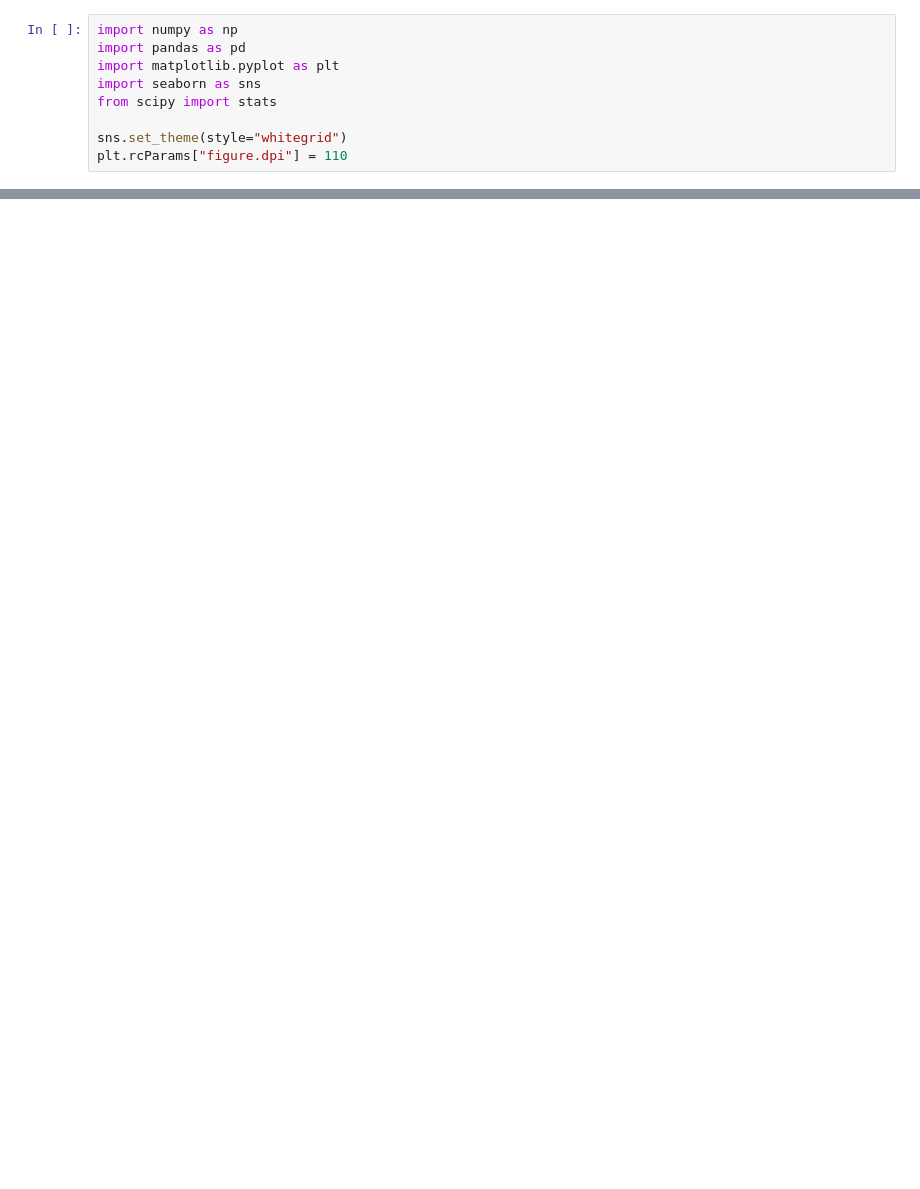
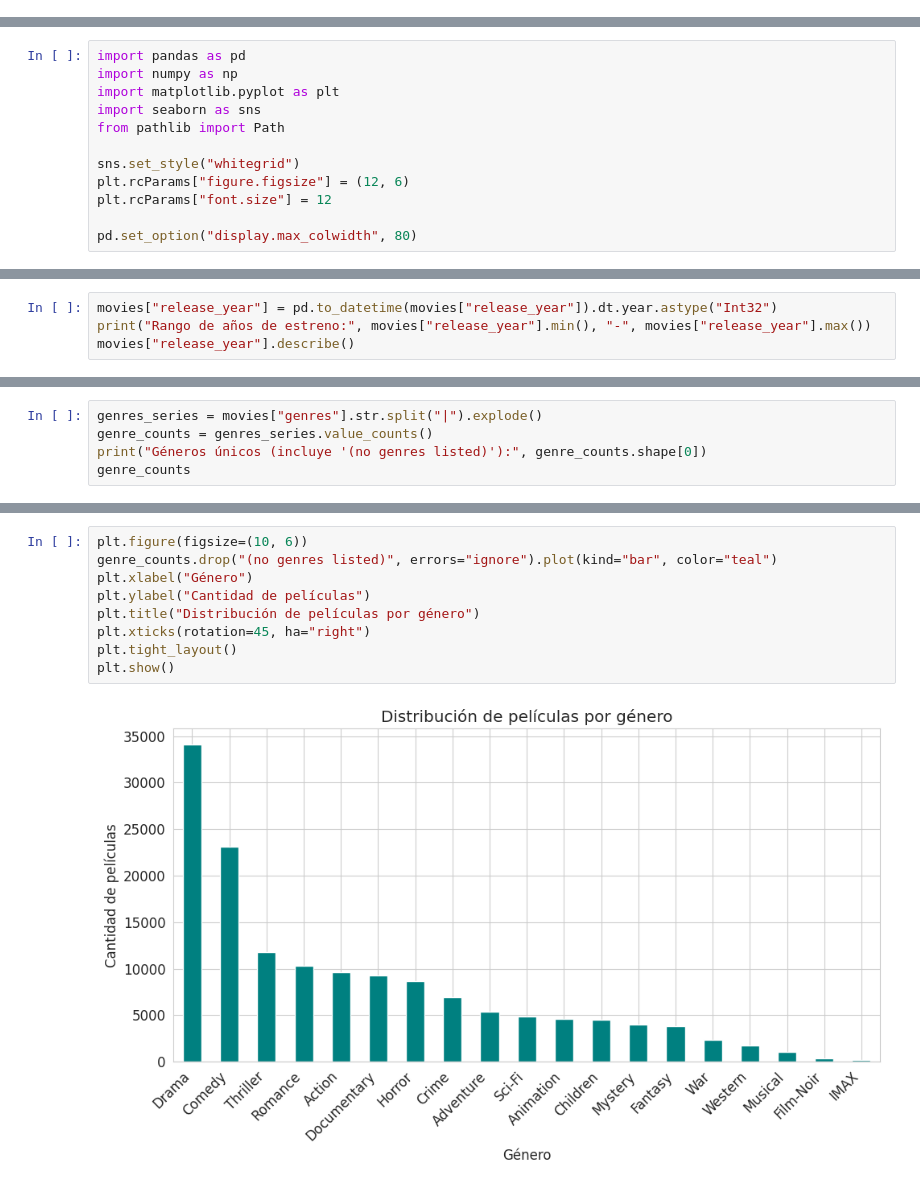
Before and after one commit to AndresCalderonRamirez/Parcial-DIGD, a Jupyter notebook: notebooks/exploration/main/movies_ratings.ipynb, the cells around one changed output, grey strips where cells are left out. Saved outputs shown, nothing was run; the diff lists cells and outputs as text; blank space fills up the shorter version.

Commit message:
correccion de movies_tags_ratings.ipynb y movies_ratings.ipynb

```diff
--- a/notebooks/exploration/main/movies_ratings.ipynb
+++ b/notebooks/exploration/main/movies_ratings.ipynb
@@ -30,9 +0,0 @@ importante porque:
-# %%
-import numpy as np
-import pandas as pd
-import matplotlib.pyplot as plt
-import seaborn as sns
-from scipy import stats
-
-sns.set_theme(style="whitegrid")
-plt.rcParams["figure.dpi"] = 110
@@ -779,0 +19,12 @@ Documentary/Film-Noir/Drama en el extremo alto y Horror/Sci-Fi en el bajo.
+# %%
+import pandas as pd
+import numpy as np
+import matplotlib.pyplot as plt
+import seaborn as sns
+from pathlib import Path
+
+sns.set_style("whitegrid")
+plt.rcParams["figure.figsize"] = (12, 6)
+plt.rcParams["font.size"] = 12
+
+pd.set_option("display.max_colwidth", 80)
@@ -779,0 +135,4 @@ Documentary/Film-Noir/Drama en el extremo alto y Horror/Sci-Fi en el bajo.
+# %%
+movies["release_year"] = pd.to_datetime(movies["release_year"]).dt.year.astype("Int32")
+print("Rango de años de estreno:", movies["release_year"].min(), "-", movies["release_year"].max())
+movies["release_year"].describe()
@@ -779,0 +150,5 @@ Documentary/Film-Noir/Drama en el extremo alto y Horror/Sci-Fi en el bajo.
+# %%
+genres_series = movies["genres"].str.split("|").explode()
+genre_counts = genres_series.value_counts()
+print("Géneros únicos (incluye '(no genres listed)'):", genre_counts.shape[0])
+genre_counts
@@ -779,0 +184,11 @@ Documentary/Film-Noir/Drama en el extremo alto y Horror/Sci-Fi en el bajo.
+# %%
+plt.figure(figsize=(10, 6))
+genre_counts.drop("(no genres listed)", errors="ignore").plot(kind="bar", color="teal")
+plt.xlabel("Género")
+plt.ylabel("Cantidad de películas")
+plt.title("Distribución de películas por género")
+plt.xticks(rotation=45, ha="right")
+plt.tight_layout()
+plt.show()
+# %% [output]
+[figure, added]
```
Also changed, not shown: parts of 126 cells of this notebook, 1 other file.
